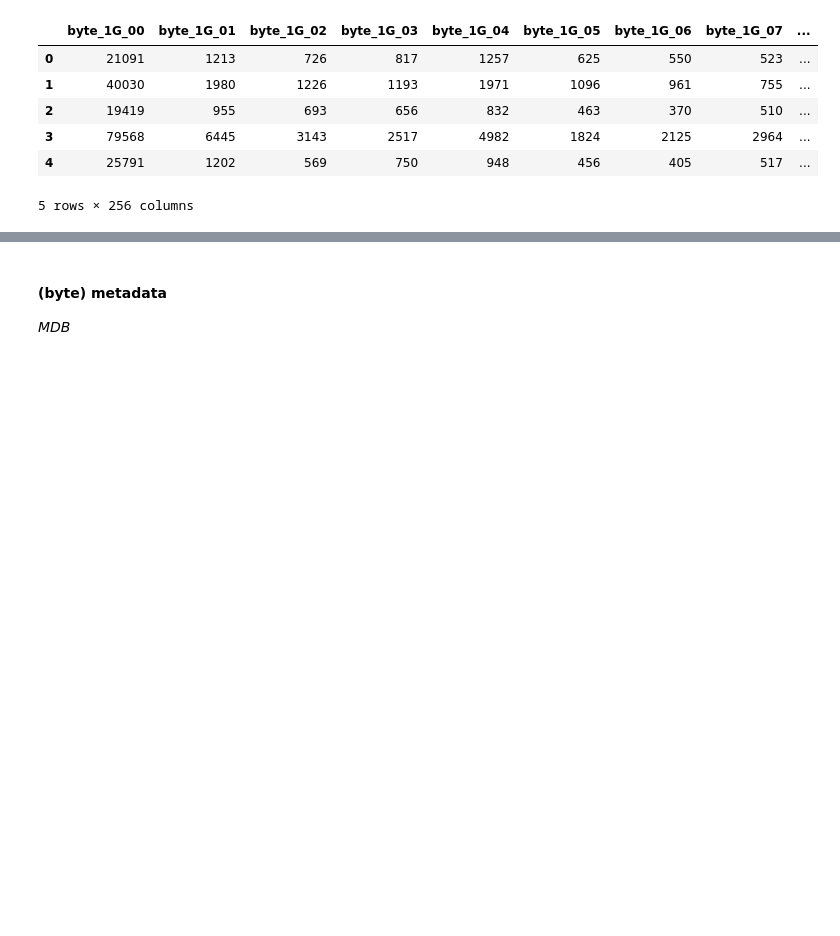
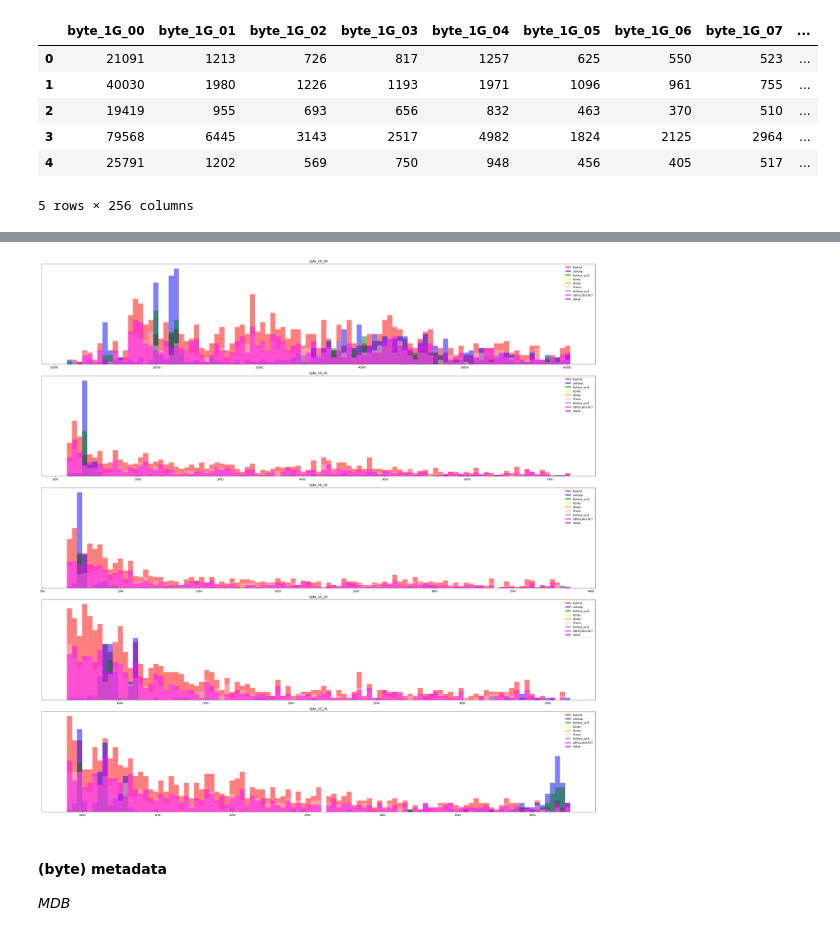
Before and after one commit to tomarga/Machine-Burning, a Jupyter notebook: [project proposal] microsoft malware classification.ipynb, the cells around one changed output, grey strips where cells are left out. Drawn from its saved outputs; the diff is of its cells as text; code cells hidden in the pictures; blank space fills up the shorter version.

```diff
--- a/[project proposal] microsoft malware classification.ipynb
+++ b/[project proposal] microsoft malware classification.ipynb
@@ -185,3 +188,12 @@ draw_histograms(one_gram_features, 30, 10, 3, bins, False, 15, 30)
+# %%
+draw_histograms_rows_quantile( data = one_gram_features,
+                              classes = classes_begining_and_end_in_features,
+                              features = [0,1,2,3,4],
+                              sections = 100,
+                              no_rows = 5, no_cols = 1,
+                              fig_x = 30, fig_y = 30)
+# %% [output]
+[figure, added]
 # %% [markdown]
 #### (byte) metadata
 _MDB_
```
Also changed, not shown: parts of 30 cells of this notebook.
